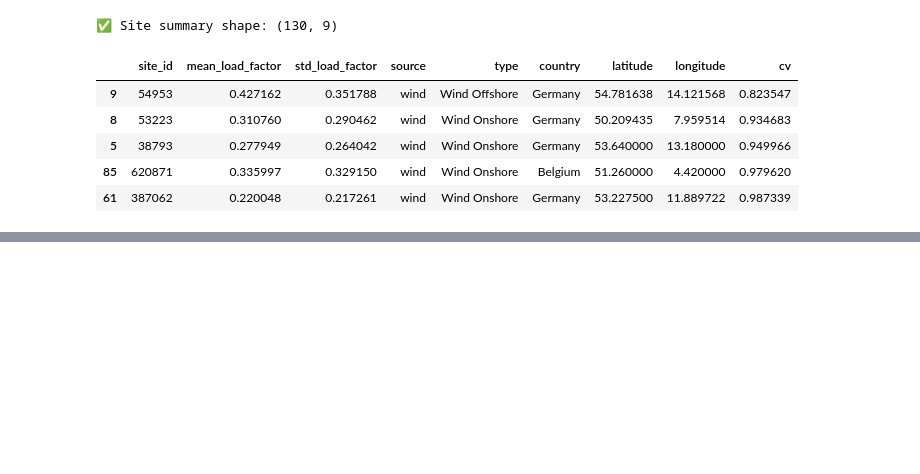
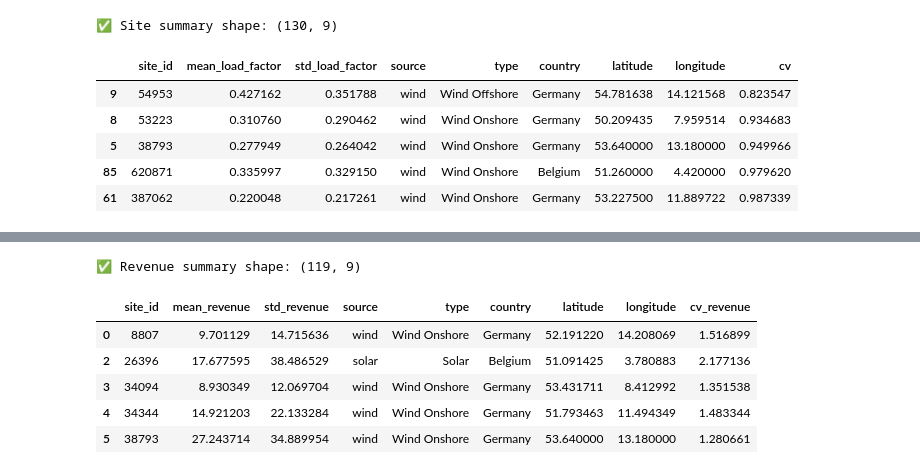
Before and after one commit to helhendawy/QDC-Lib, a Jupyter notebook: Comprehensive CODE.ipynb, the cells around one changed output, grey strips where cells are left out. Cells and saved outputs as stored; diff of their text form; code cells hidden in the pictures; blank space fills up the shorter version.

```diff
--- a/Comprehensive CODE.ipynb
+++ b/Comprehensive CODE.ipynb
@@ -1294,0 +1609,57 @@ display(site_summary_df.sort_values(by='cv').head())
+# %%
+# Assign the correct DA price per site
+# We'll use DA_BE for Belgium, DA_DE for Germany, DA_NL for Netherlands
+
+def assign_da_price(row):
+    if row['country'] == 'Belgium':
+        return row['DA_BE']
+    elif row['country'] == 'Germany':
+        return row['DA_DE']
+    elif row['country'] == 'Netherlands':
+        return row['DA_NL']
+    else:
+        return None  # or np.nan if you want
+
+part2_df['DA_price'] = part2_df.apply(assign_da_price, axis=1)
+
+# Calculate revenue per hour
+part2_df['revenue'] = part2_df['load_factor'] * part2_df['DA_price']
+
+# Group by site to compute summary stats
+site_revenue_summary_df = (
+    part2_df
+    .groupby('site_id')
+    .agg(
+        mean_revenue=('revenue', 'mean'),
+        std_revenue=('revenue', 'std'),
+        source=('source', 'first'),
+        type=('type', 'first'),
+        country=('country', 'first'),
+        latitude=('latitude', 'first'),
+        longitude=('longitude', 'first')
+    )
+    .reset_index()
+)
+
+# Calculate CV (Coefficient of Variation)
+site_revenue_summary_df['cv_revenue'] = (
+    site_revenue_summary_df['std_revenue'] /
+    (site_revenue_summary_df['mean_revenue'] + 1e-6)
+)
+
+# Filter out sites with zero or null mean revenue
+site_revenue_summary_df = site_revenue_summary_df[
+    site_revenue_summary_df['mean_revenue'] > 0
+]
+
+# Final check
+print("✅ Revenue summary shape:", site_revenue_summary_df.shape)
+display(site_revenue_summary_df.head())
+# %% [output]
+✅ Revenue summary shape: (119, 9)
+|  | site_id | mean_revenue | std_revenue | source | type | country | latitude | longitude | cv_revenue |
+| 0 | 8807 | 9.701129 | 14.715636 | wind | Wind Onshore | Germany | 52.191220 | 14.208069 | 1.516899 |
+| 2 | 26396 | 17.677595 | 38.486529 | solar | Solar | Belgium | 51.091425 | 3.780883 | 2.177136 |
+| 3 | 34094 | 8.930349 | 12.069704 | wind | Wind Onshore | Germany | 53.431711 | 8.412992 | 1.351538 |
+| 4 | 34344 | 14.921203 | 22.133284 | wind | Wind Onshore | Germany | 51.793463 | 11.494349 | 1.483344 |
+| 5 | 38793 | 27.243714 | 34.889954 | wind | Wind Onshore | Germany | 53.640000 | 13.180000 | 1.280661 |
```
Also changed, not shown: parts of 5 cells of this notebook.
